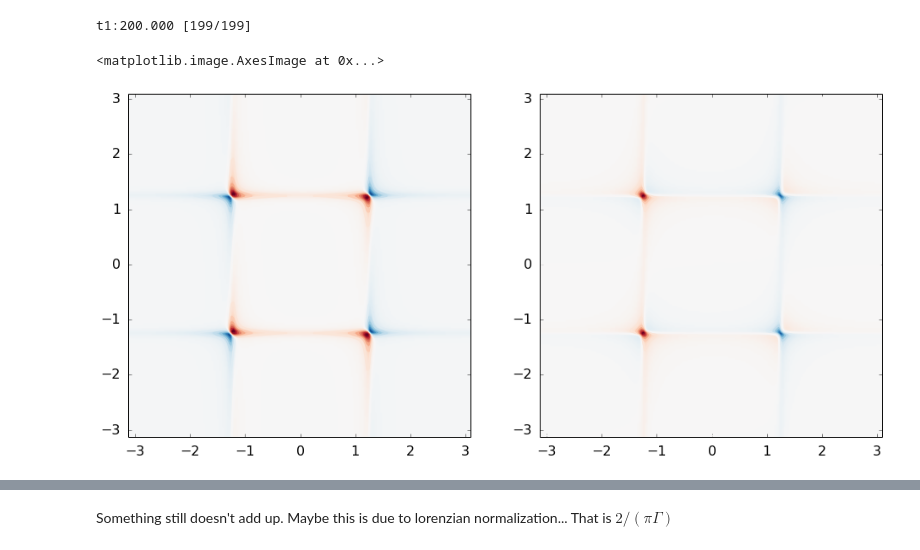
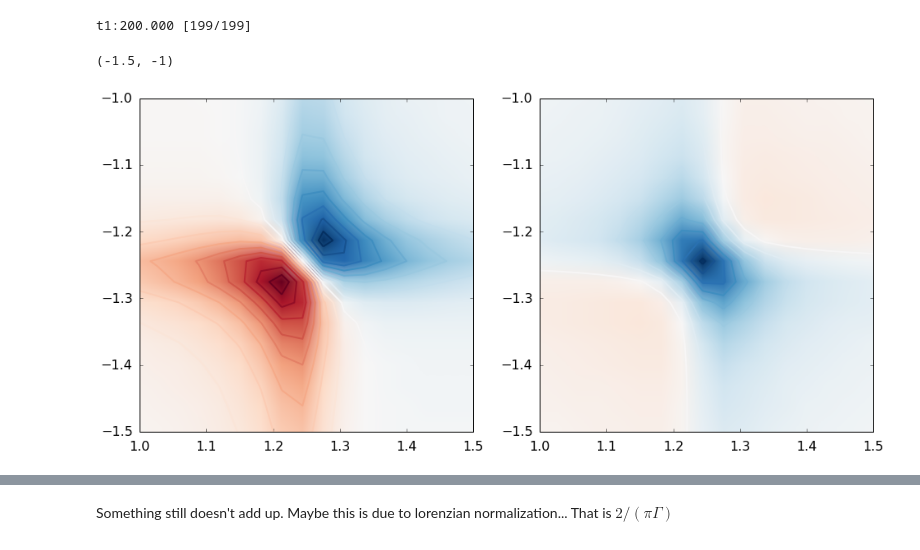
Before and after one commit to antonl/notebooks, a Jupyter notebook: Reproduce Pulleritz Paper.ipynb, the cells around one changed output, grey strips where cells are left out. Drawn from its saved outputs; the diff is of its cells as text; code cells hidden in the pictures.

```diff
--- a/Reproduce Pulleritz Paper.ipynb
+++ b/Reproduce Pulleritz Paper.ipynb
@@ -439,20 +401,20 @@ t1:200.000 [199/199]
 # %%
 subplot(1,2,1)
 contour(np.real(two_d), 20, extent=(w1[0], w1[-1], w3[0], w3[-1]), origin='lower', cmap=matplotlib.cm.RdBu_r)
 imshow(np.real(two_d), extent=(w1[0], w1[-1], w3[0], w3[-1]), origin='lower', cmap=matplotlib.cm.RdBu_r)
-#xlim([1, 1.5])
-#ylim([-1.5, -1])
+xlim([1, 1.5])
+ylim([-1.5, -1])
 #grid()
 #colorbar()
 subplot(1,2,2)
 contour(np.imag(two_d), 20, extent=(w1[0], w1[-1], w3[0], w3[-1]), origin='lower', cmap=matplotlib.cm.RdBu_r)
 imshow(np.imag(two_d), extent=(w1[0], w1[-1], w3[0], w3[-1]), origin='lower', cmap=matplotlib.cm.RdBu_r)
-#xlim([1, 1.5])
-#ylim([-1.5, -1])
+xlim([1, 1.5])
+ylim([-1.5, -1])
 #savefig('two_level_try.png')
 # %% [output]
-<matplotlib.image.AxesImage at 0x...>
+(-1.5, -1)
-[figure, old version]
+[figure, new version]
 # %%
 dephasing
 # %% [output]
```
Also changed, not shown: parts of 15 cells of this notebook, 2 other files.
